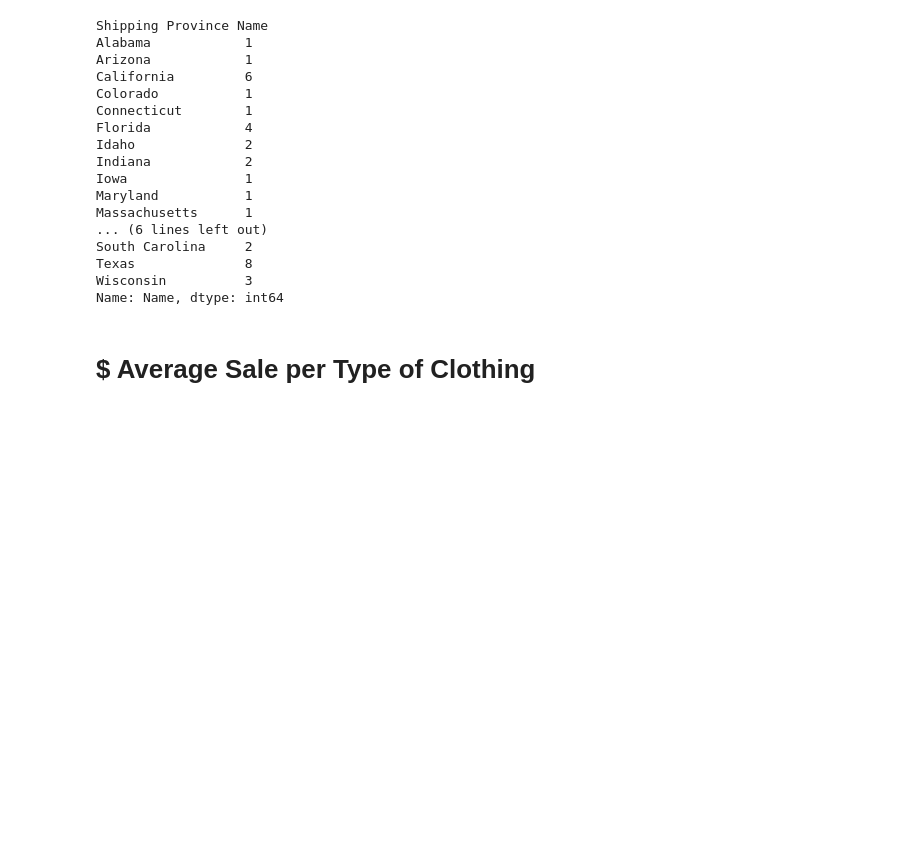
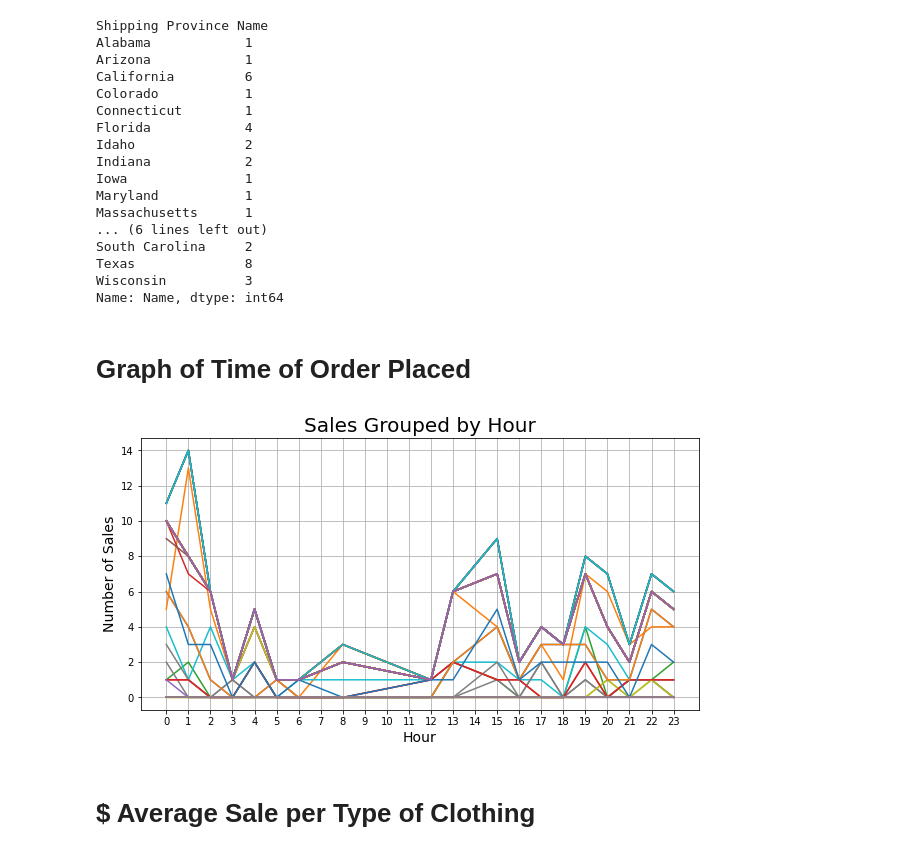
Before and after one commit to ethompson17/Explorer_Analytics, a Jupyter notebook: Explorer Analytics.ipynb, the cells around one changed output. Cells and saved outputs as stored; diff of their text form; code cells hidden in the pictures; blank space fills up the shorter version.

```diff
--- a/Explorer Analytics.ipynb
+++ b/Explorer Analytics.ipynb
@@ -129,6 +127,22 @@ South Carolina     2
 Texas              8
 Wisconsin          3
 Name: Name, dtype: int64
+# %% [markdown]
+# Graph of Time of Order Placed
+# %%
+newdf['Created at'] = pd.to_datetime(newdf['Created at'])
+newdf['Hour'] = newdf['Created at'].dt.hour
+hours = [hour for hour, df2 in newdf.groupby('Hour')]
+
+plt.figure(figsize = (10,5))
+plt.plot(hours, newdf.groupby(['Hour']).count())
+plt.xticks(np.arange(min(hours), 24))
+plt.xlabel('Hour', size = 14)
+plt.ylabel('Number of Sales', size = 14)
+plt.title('Sales Grouped by Hour', size = 20)
+plt.grid()
+# %% [output]
+[figure, added]
 # %% [markdown]
 # $ Average Sale per Type of Clothing
 # %% [markdown]
```
Also changed, not shown: parts of 48 cells of this notebook.
